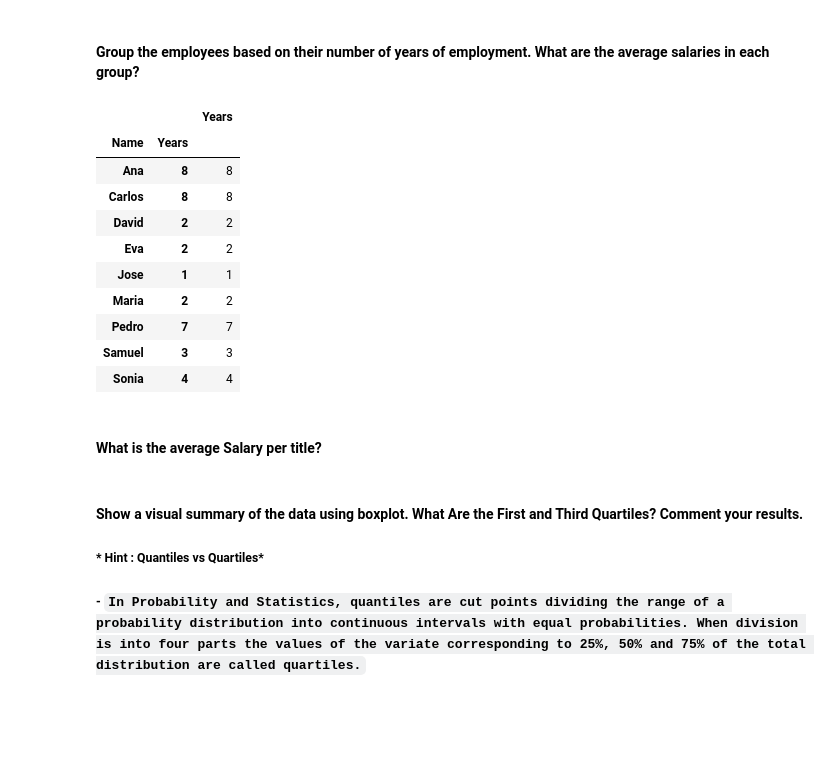
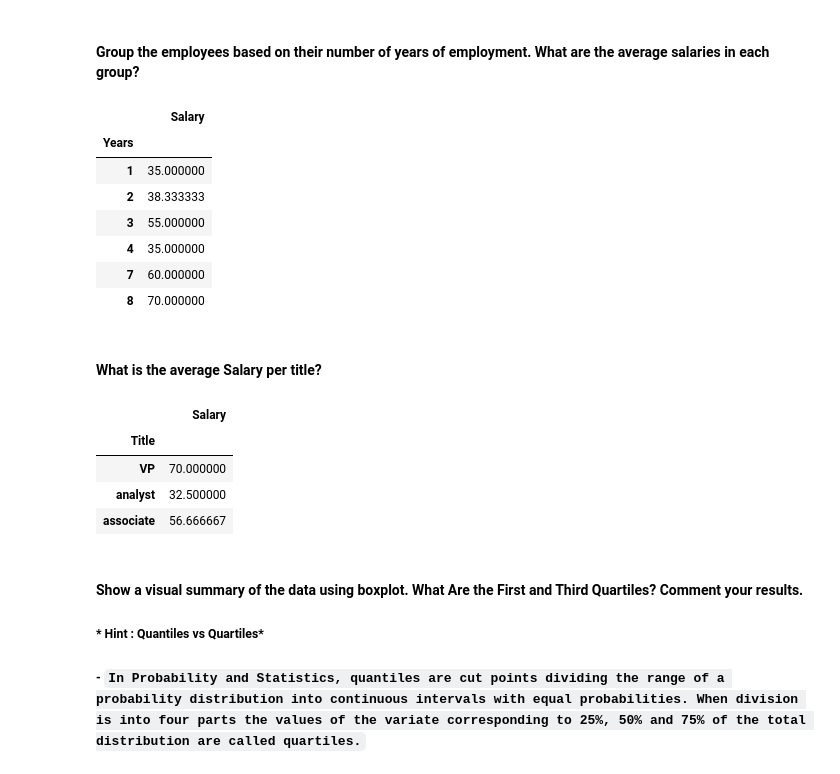
Before and after one commit to luisferlc/datamex1019, a Jupyter notebook: module-2/lab-subsetting-and-descriptive-stats/your-code/main.ipynb, the cells around one changed output. Cells and saved outputs as stored; diff of their text form; code cells hidden in the pictures; blank space fills up the shorter version.

```diff
--- a/module-2/lab-subsetting-and-descriptive-stats/your-code/main.ipynb
+++ b/module-2/lab-subsetting-and-descriptive-stats/your-code/main.ipynb
@@ -216,18 +216,15 @@ employee[(employee.Title=='associate')&(employee.Salary>55)]
 # %% [markdown]
 #### Group the employees based on their number of years of employment. What are the average salaries in each group?
 # %%
-employee.groupby(['Name', 'Years']).agg({'Years':'mean'})
+employee.groupby(['Years']).agg({'Salary':'mean'})
 # %% [output]
-|  |  | Years |
-| Name | Years |  |
-| Ana | 8 | 8 |
-| Carlos | 8 | 8 |
-| David | 2 | 2 |
-| Eva | 2 | 2 |
-| Jose | 1 | 1 |
-| Maria | 2 | 2 |
-| Pedro | 7 | 7 |
-| Samuel | 3 | 3 |
-| Sonia | 4 | 4 |
+|  | Salary |
+| Years |  |
+| 1 | 35.000000 |
+| 2 | 38.333333 |
+| 3 | 55.000000 |
+| 4 | 35.000000 |
+| 7 | 60.000000 |
+| 8 | 70.000000 |
 # %% [markdown]
 ####  What is the average Salary per title?
@@ -236,3 +231,11 @@ employee.groupby(['Name', 'Years']).agg({'Years':'mean'})
+# %%
+employee.groupby(['Title']).agg({'Salary':'mean'})
+# %% [output]
+|  | Salary |
+| Title |  |
+| VP | 70.000000 |
+| analyst | 32.500000 |
+| associate | 56.666667 |
 # %% [markdown]
 #### Show a visual summary of the data using boxplot. What Are the First and Third Quartiles? Comment your results.
 ##### * Hint : Quantiles vs Quartiles*
```
Also changed, not shown: parts of 11 cells of this notebook.
